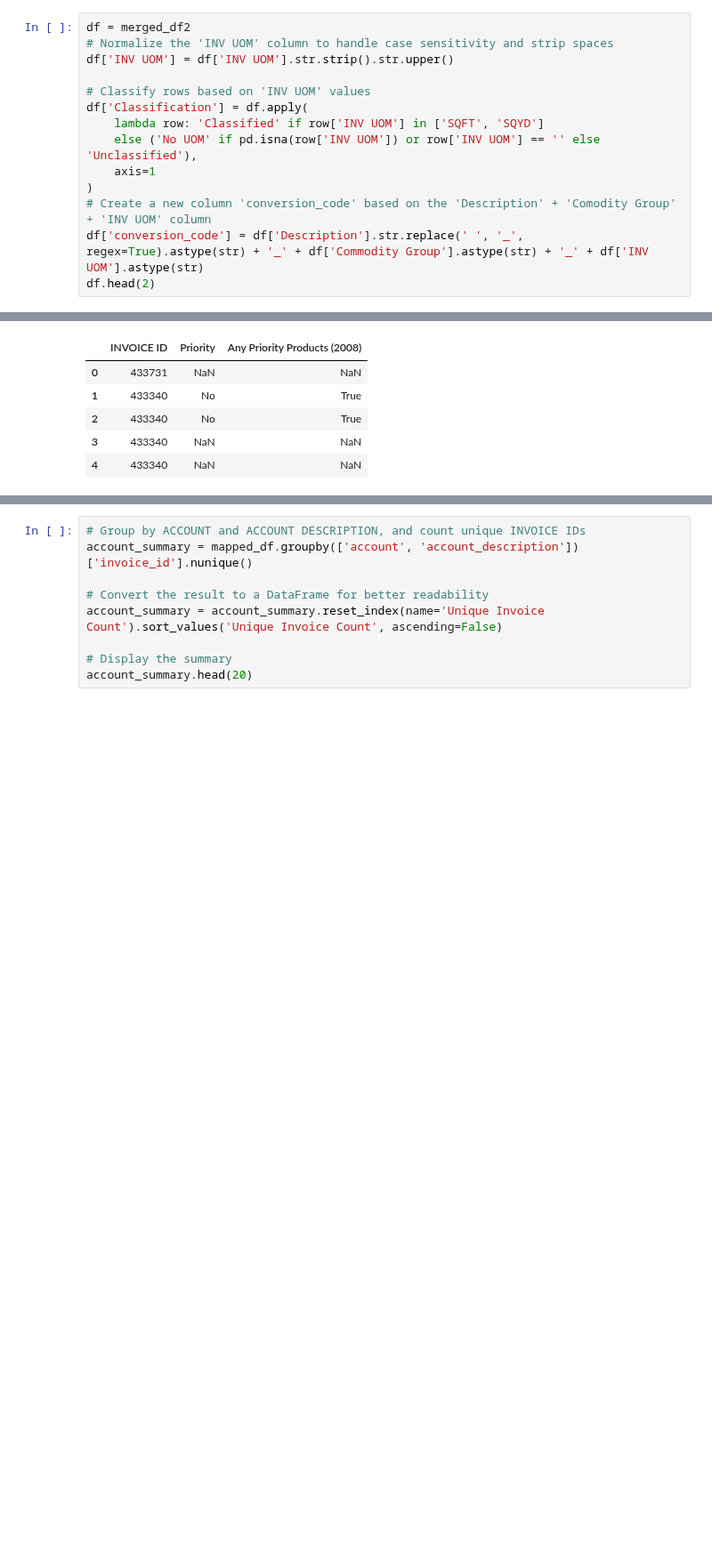
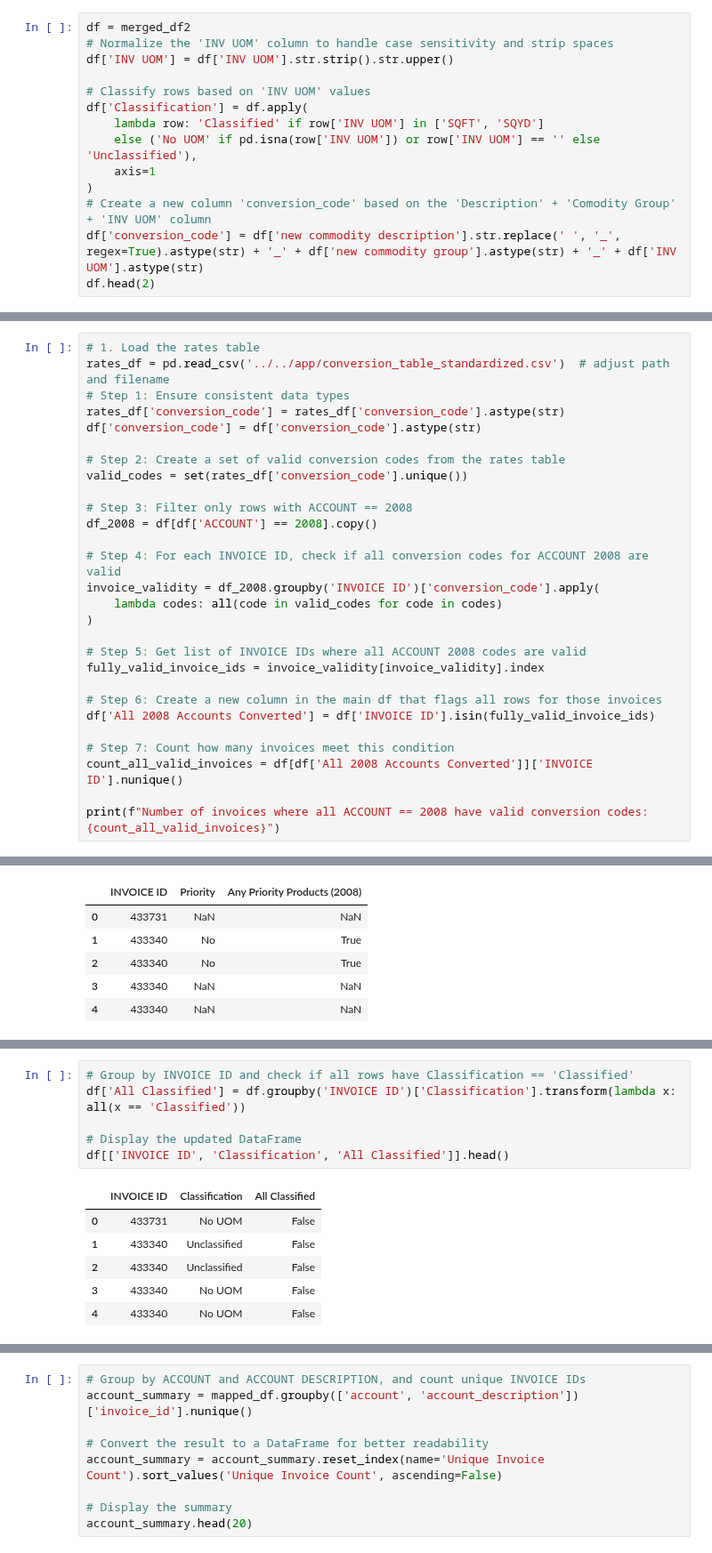
Before and after one commit to Zhuwaki/diverzify_freight_analysis, a Jupyter notebook: notebooks/nigel/nigel_10042025_project_analysis_v1100.ipynb, the cells around one changed output, grey strips where cells are left out. Shown at 89% size. Drawn from its saved outputs; the diff is of its cells as text; blank space fills up the shorter version.

```diff
--- a/notebooks/nigel/nigel_10042025_project_analysis_v1100.ipynb
+++ b/notebooks/nigel/nigel_10042025_project_analysis_v1100.ipynb
@@ -93,7 +163,7 @@ df['Classification'] = df.apply(
     axis=1
 )
 # Create a new column 'conversion_code' based on the 'Description' + 'Comodity Group' + 'INV UOM' column
-df['conversion_code'] = df['Description'].str.replace(' ', '_', regex=True).astype(str) + '_' + df['Commodity Group'].astype(str) + '_' + df['INV UOM'].astype(str)
+df['conversion_code'] = df['new commodity description'].str.replace(' ', '_', regex=True).astype(str) + '_' + df['new commodity group'].astype(str) + '_' + df['INV UOM'].astype(str)
 df.head(2)
 # %% [output]
 |  | SITE | SITE DESCRIPTION | SUPPLIER NO | SUPPLIER NAME | INVOICE ID | INVOICE NO | DATE POSTED | ... |
@@ -102,0 +193,28 @@ df.head(2)
+# %%
+# 1. Load the rates table
+rates_df = pd.read_csv('../../app/conversion_table_standardized.csv')  # adjust path and filename
+# Step 1: Ensure consistent data types
+rates_df['conversion_code'] = rates_df['conversion_code'].astype(str)
+df['conversion_code'] = df['conversion_code'].astype(str)
+
+# Step 2: Create a set of valid conversion codes from the rates table
+valid_codes = set(rates_df['conversion_code'].unique())
+
+# Step 3: Filter only rows with ACCOUNT == 2008
+df_2008 = df[df['ACCOUNT'] == 2008].copy()
+
+# Step 4: For each INVOICE ID, check if all conversion codes for ACCOUNT 2008 are valid
+invoice_validity = df_2008.groupby('INVOICE ID')['conversion_code'].apply(
+    lambda codes: all(code in valid_codes for code in codes)
+)
+
+# Step 5: Get list of INVOICE IDs where all ACCOUNT 2008 codes are valid
+fully_valid_invoice_ids = invoice_validity[invoice_validity].index
+
+# Step 6: Create a new column in the main df that flags all rows for those invoices
+df['All 2008 Accounts Converted'] = df['INVOICE ID'].isin(fully_valid_invoice_ids)
+
+# Step 7: Count how many invoices meet this condition
+count_all_valid_invoices = df[df['All 2008 Accounts Converted']]['INVOICE ID'].nunique()
+
+print(f"Number of invoices where all ACCOUNT == 2008 have valid conversion codes: {count_all_valid_invoices}")
@@ -172,3 +292,16 @@ df.head(2)
+# %%
+# Group by INVOICE ID and check if all rows have Classification == 'Classified'
+df['All Classified'] = df.groupby('INVOICE ID')['Classification'].transform(lambda x: all(x == 'Classified'))
+
+# Display the updated DataFrame
+df[['INVOICE ID', 'Classification', 'All Classified']].head()
+# %% [output]
+|  | INVOICE ID | Classification | All Classified |
+| 0 | 433731 | No UOM | False |
+| 1 | 433340 | Unclassified | False |
+| 2 | 433340 | Unclassified | False |
+| 3 | 433340 | No UOM | False |
+| 4 | 433340 | No UOM | False |
 # %%
 df.columns
 # %% [output]
```
Also changed, not shown: parts of 23 cells of this notebook, 2 other files.
